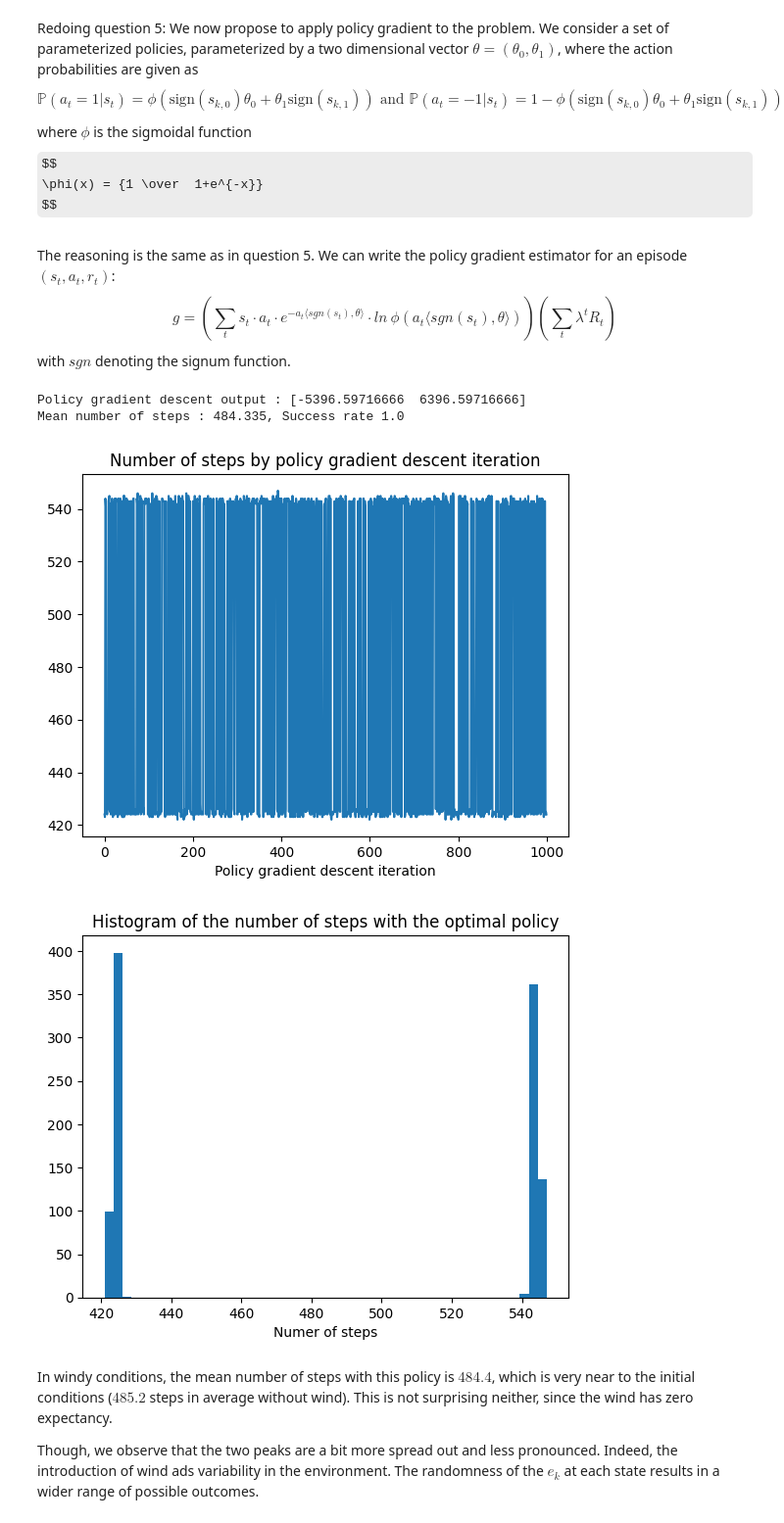
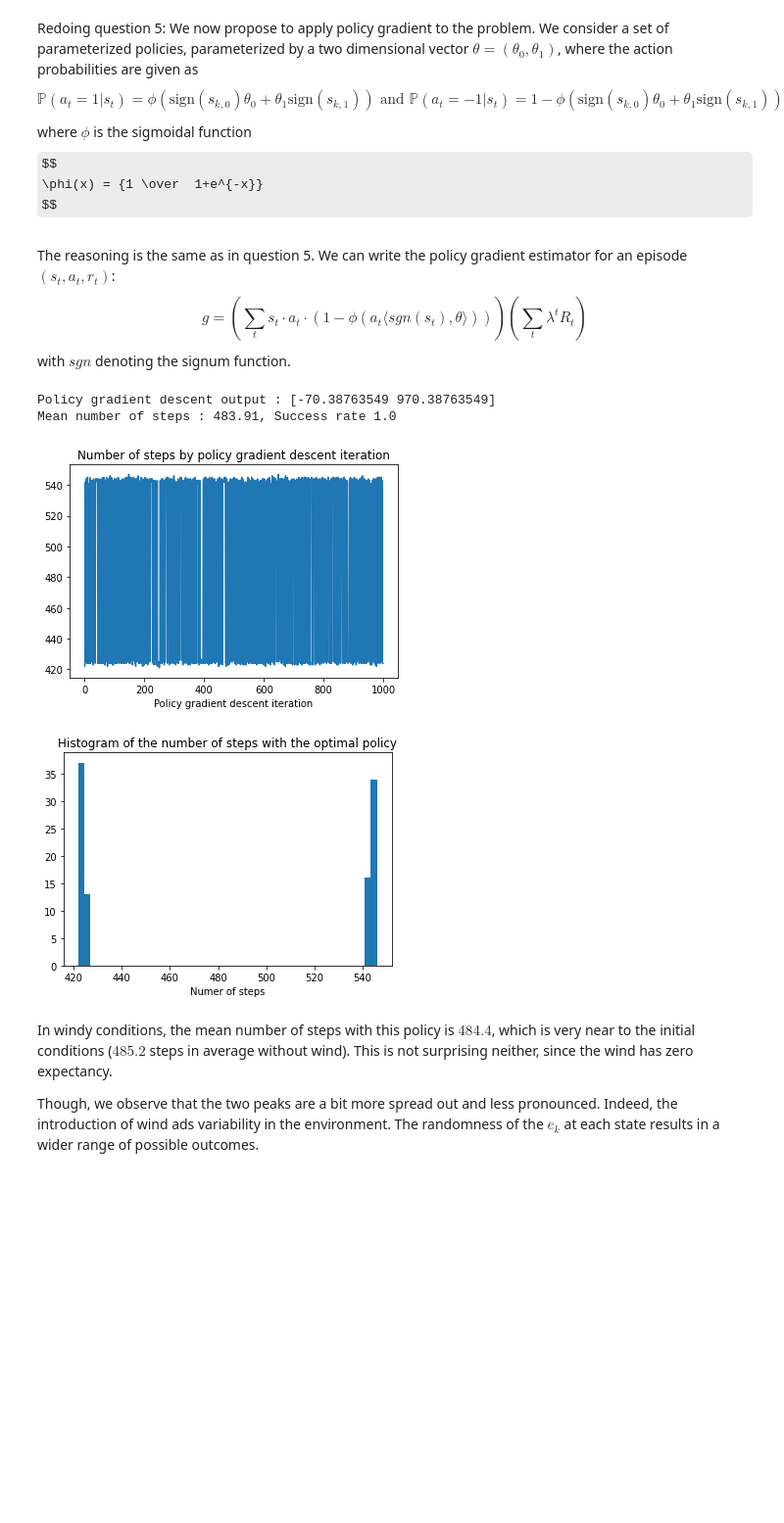
Before and after one commit to JustinJuhel/ExamRL, a Jupyter notebook: HOCQUETTE_JUHEL.ipynb, the cells around one changed output. Shown: that part at 98% size. Drawn from its saved outputs; the diff is of its cells as text; code cells hidden in the pictures; some formulas as TeX source; blank space fills up the shorter version.

```diff
--- a/HOCQUETTE_JUHEL.ipynb
+++ b/HOCQUETTE_JUHEL.ipynb
@@ -425,6 +420,6 @@ w,R_i,w_i = policy_gradient(0.99,1000,1000,get_policy2,policy_grad2,1e2,[-2400.0
 # %%
 # Get the average number of steps with this policy
-N = 1000
+N = 100
 T = 1000
 steps = T*np.ones(N)
 for i in range(N):
@@ -436,7 +431,7 @@ for i in range(N):
             break
 
 plt.figure()
-plt.plot(range(len(R_i)),np.log(R_i)/np.log(0.99))
+plt.plot(range(len(R_i)),np.log(R_i)/np.log(0.98))
 plt.xlabel('Policy gradient descent iteration')
 plt.title('Number of steps by policy gradient descent iteration')
 
@@ -492,14 +487,14 @@ def policy_grad3(theta,s,a):
     grad *= np.array(s)*a
     return grad
 
-w,R_i,w_i = policy_gradient(0.99,500,1000,get_policy2,policy_grad2,1e2,[500.0,500.0])
+w,R_i,w_i = policy_gradient(0.98,1000,1000,get_policy3,policy_grad3,1e2,[-500.0,500.0])
 # %%
 # Get the average number of steps with this policy
-N = 1000
+N = 100
 T = 1000
 steps = T*np.ones(N)
 for i in range(N):
-    s_t = generate_episode(T,get_policy2(w))
+    s_t = generate_episode(T,get_policy3(w))
 
     for t in range(T):
         if abs(s_t[t][0] - 1) < 1e-2 or s_t[t][0] >= 1:
@@ -507,7 +502,7 @@ for i in range(N):
             break
 
 plt.figure()
-plt.plot(range(len(R_i)),np.log(R_i)/np.log(0.99))
+plt.plot(range(len(R_i)),np.log(R_i)/np.log(0.98))
 plt.xlabel('Policy gradient descent iteration')
 plt.title('Number of steps by policy gradient descent iteration')
 
@@ -600,7 +595,7 @@ $$
 $$
 # %% [markdown]
 The reasoning is the same as in question 5. We can write the policy gradient estimator for an episode $(s_t, a_t, r_t)$:
-$$g = \left(\sum_t s_t\cdot a_t\cdot e^{-a_t\langle sgn(s_t),\theta\rangle}\cdot ln\ \phi(a_t\langle sgn(s_t),\theta\rangle)\right)\left(\sum_t\lambda^t R_t\right)$$
+$$g = \left(\sum_t s_t\cdot a_t\cdot (1- \phi(a_t\langle sgn(s_t),\theta\rangle))\right)\left(\sum_t\lambda^t R_t\right)$$
 with $sgn$ denoting the signum function.
 # %%
 def sigmoid(x):
@@ -617,11 +612,6 @@ def get_policy2(theta):
     return f
 
 def policy_grad2(theta,s,a):
-    '''
-    grad = s*a
-    grad *= np.exp(-a*np.dot(np.sign(s),theta))
-    grad *= 1/(sigmoid(a*np.dot(np.sign(s),theta)))
-    '''
     grad = 1-sigmoid(a*np.dot(np.sign(s),theta))
     grad *= np.sign(s)*a
     return grad
@@ -651,7 +641,7 @@ def policy_gradient(lamda,I,T,policies,grad,eta,w0):
             s = next_state_wind(s,a) # this line has been modified
             r = s[0]>1
             R += lamda**t*r
-            L -= grad(w,s,a)
+            L += grad(w,s,a)
             if r:
                 break
         w_i.append(w)
@@ -660,37 +650,37 @@ def policy_gradient(lamda,I,T,policies,grad,eta,w0):
         policy = policies(w)
     return np.mean(w_i,0),R_i,w_i
 
-w,R_i,w_i = policy_gradient(0.99,1000,1000,get_policy2,policy_grad2,1e2,[-2400.0,3400.0])
+w,R_i,w_i = policy_gradient(0.98,1000,1000,get_policy2,policy_grad2,1e2,[-100.0,1000.0])
 # %%
 # Get the average number of steps with this policy
-N = 1000
+N = 100
 T = 1000
 steps = T*np.ones(N)
 for i in range(N):
     s_t = generate_episode(T,get_policy2(w),next_state_wind)
 
     for t in range(T):
         if abs(s_t[t][0] - 1) < 1e-2 or s_t[t][0] >= 1:
             steps[i] = t
             break
 
 plt.figure()
-plt.plot(range(len(R_i)),np.log(R_i)/np.log(0.99))
+plt.plot(range(len(R_i)),np.log(R_i)/np.log(0.98))
 plt.xlabel('Policy gradient descent iteration')
 plt.title('Number of steps by policy gradient descent iteration')
 
 plt.figure()
 plt.hist(steps,bins=50)
 plt.xlabel('Numer of steps')
 plt.title('Histogram of the number of steps with the optimal policy')
 
 print('Policy gradient descent output : {}'.format(w))
 print('Mean number of steps : {}, Success rate {}'.format(np.mean(steps[steps<T]),np.sum(steps<T)/N))
 # %% [output]
-Policy gradient descent output : [-5396.59716666  6396.59716666]
-Mean number of steps : 484.335, Success rate 1.0
+Policy gradient descent output : [-70.38763549 970.38763549]
+Mean number of steps : 483.91, Success rate 1.0
-[figure, old version]
+[figure, new version]
-[figure, old version]
+[figure, new version]
 # %% [markdown]
 In windy conditions, the mean number of steps with this policy is $484.4$, which is very near to the initial conditions ($485.2$ steps in average without wind). This is not surprising neither, since the wind has zero expectancy.
 
```
Also changed, not shown: parts of 6 cells of this notebook.
